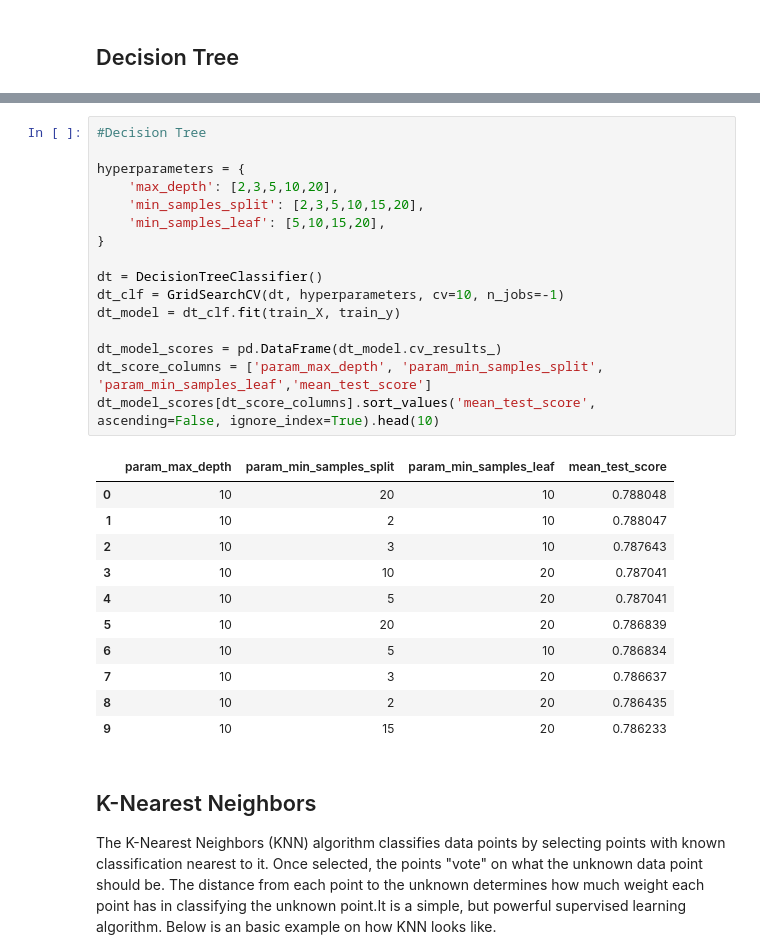
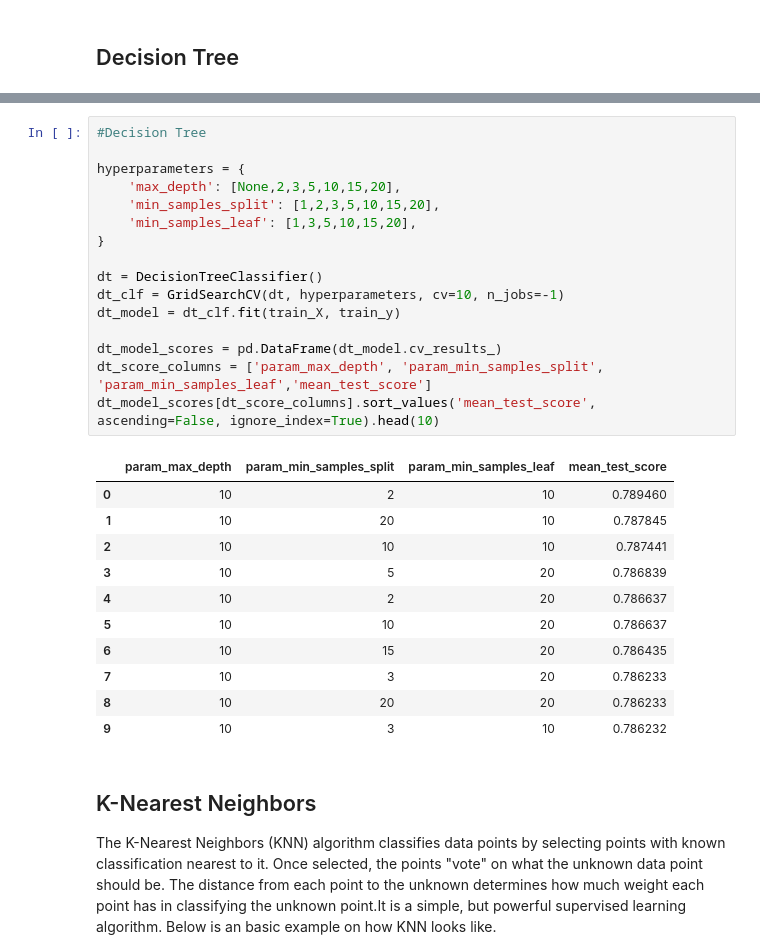
Before and after one commit to dpatularu/ai-final-project, a Jupyter notebook: final.ipynb, the cells around one changed output, grey strips where cells are left out. Drawn from its saved outputs; the diff is of its cells as text.

```diff
--- a/final.ipynb
+++ b/final.ipynb
@@ -156,31 +156,31 @@ train_X, val_X, train_y, val_y = train_test_split(X, y)
 # %%
 #Decision Tree
 
 hyperparameters = {
-    'max_depth': [2,3,5,10,20],
-    'min_samples_split': [2,3,5,10,15,20],
-    'min_samples_leaf': [5,10,15,20],
+    'max_depth': [None,2,3,5,10,15,20],
+    'min_samples_split': [1,2,3,5,10,15,20],
+    'min_samples_leaf': [1,3,5,10,15,20],
 }
 
 dt = DecisionTreeClassifier()
 dt_clf = GridSearchCV(dt, hyperparameters, cv=10, n_jobs=-1)
 dt_model = dt_clf.fit(train_X, train_y)
 
 dt_model_scores = pd.DataFrame(dt_model.cv_results_)
 dt_score_columns = ['param_max_depth', 'param_min_samples_split', 'param_min_samples_leaf','mean_test_score']
 dt_model_scores[dt_score_columns].sort_values('mean_test_score', ascending=False, ignore_index=True).head(10)
 # %% [output]
 |  | param_max_depth | param_min_samples_split | param_min_samples_leaf | mean_test_score |
-| 0 | 10 | 20 | 10 | 0.788048 |
-| 1 | 10 | 2 | 10 | 0.788047 |
-| 2 | 10 | 3 | 10 | 0.787643 |
-| 3 | 10 | 10 | 20 | 0.787041 |
-| 4 | 10 | 5 | 20 | 0.787041 |
-| 5 | 10 | 20 | 20 | 0.786839 |
-| 6 | 10 | 5 | 10 | 0.786834 |
-| 7 | 10 | 3 | 20 | 0.786637 |
-| 8 | 10 | 2 | 20 | 0.786435 |
-| 9 | 10 | 15 | 20 | 0.786233 |
+| 0 | 10 | 2 | 10 | 0.789460 |
+| 1 | 10 | 20 | 10 | 0.787845 |
+| 2 | 10 | 10 | 10 | 0.787441 |
+| 3 | 10 | 5 | 20 | 0.786839 |
+| 4 | 10 | 2 | 20 | 0.786637 |
+| 5 | 10 | 10 | 20 | 0.786637 |
+| 6 | 10 | 15 | 20 | 0.786435 |
+| 7 | 10 | 3 | 20 | 0.786233 |
+| 8 | 10 | 20 | 20 | 0.786233 |
+| 9 | 10 | 3 | 10 | 0.786232 |
 # %% [markdown]
 ## K-Nearest Neighbors
 The K-Nearest Neighbors (KNN) algorithm classifies data points by selecting points with known classification nearest to it. Once selected, the points "vote" on what the unknown data point should be. The distance from each point to the unknown determines how much weight each point has in classifying the unknown point.It is a simple, but powerful supervised learning algorithm. Below is an basic example on how KNN looks like.
```
Also changed, not shown: parts of 2 cells of this notebook.
